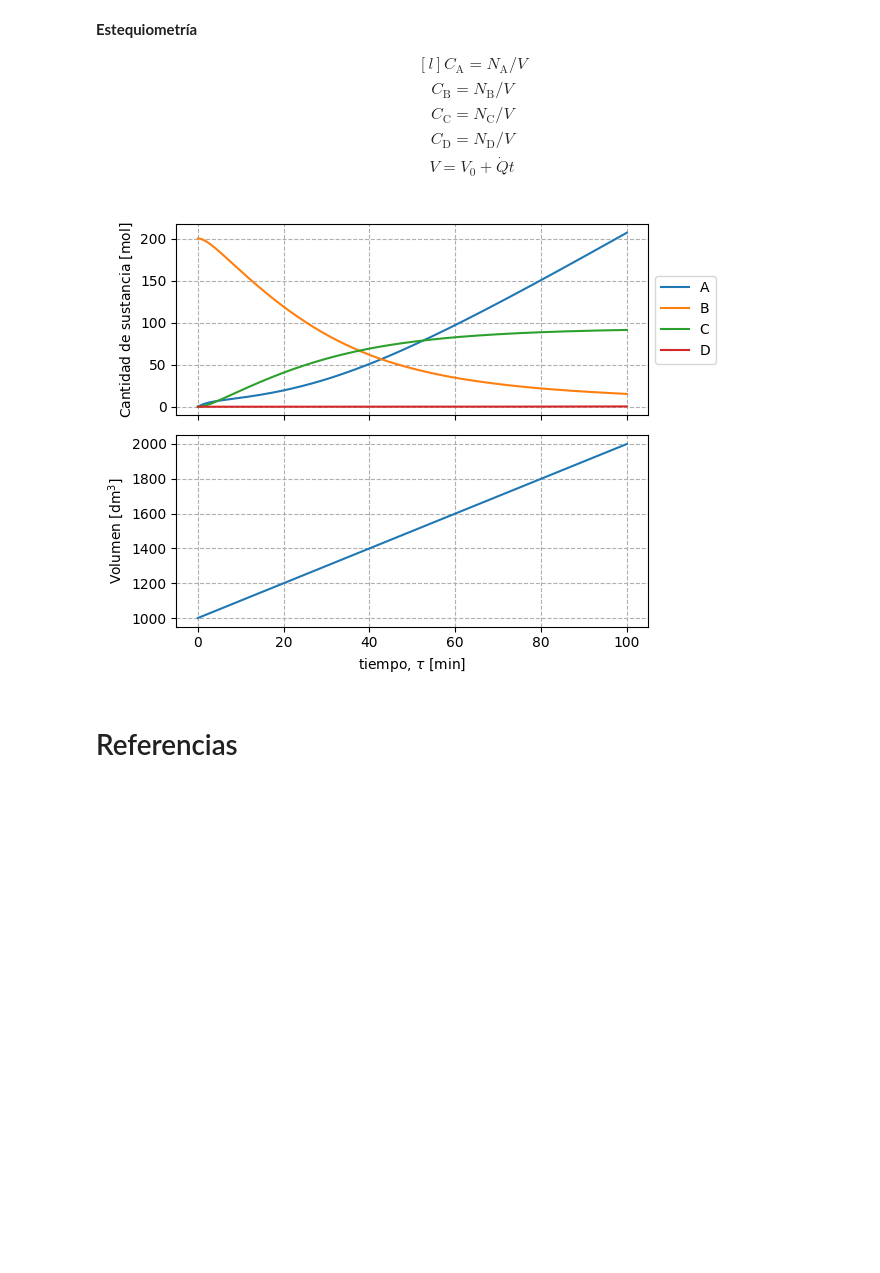
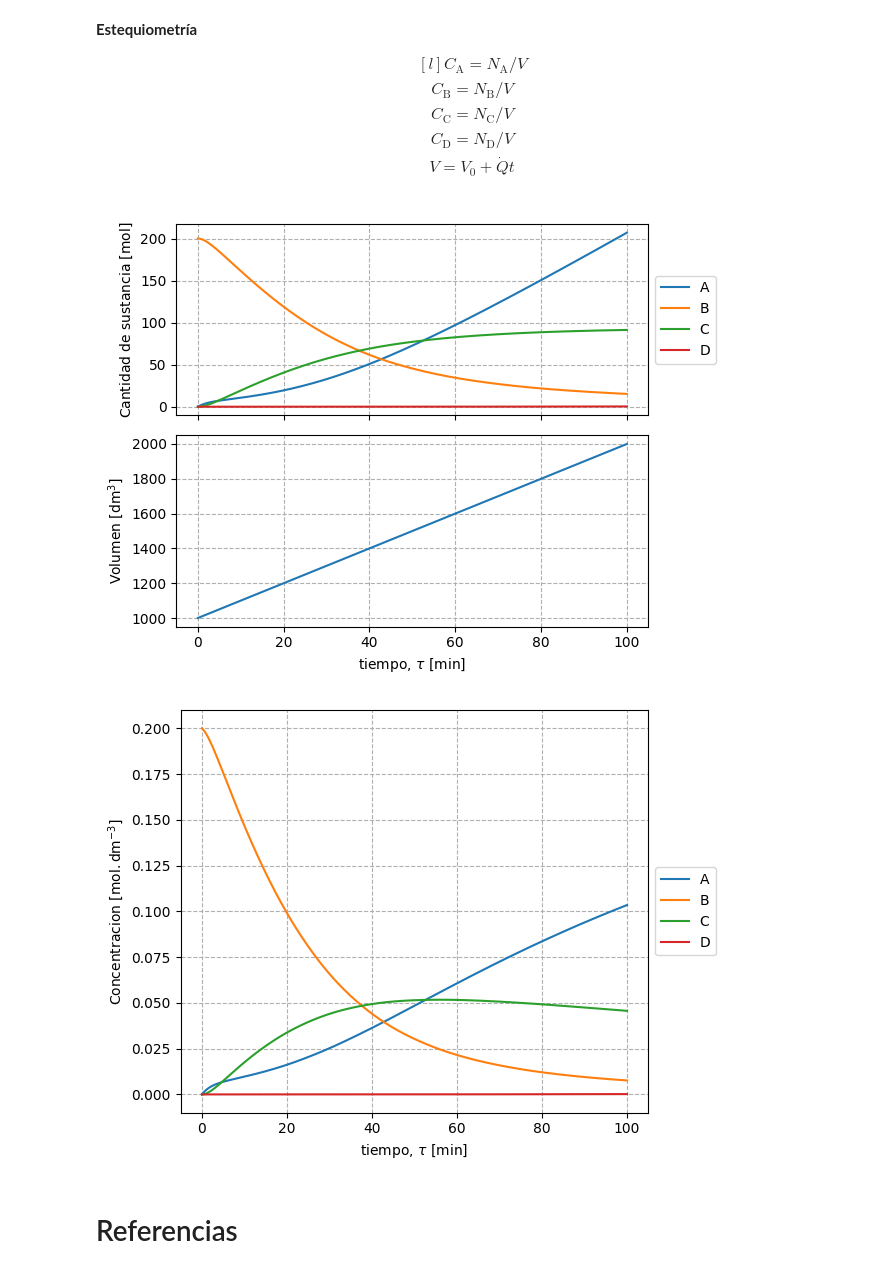
Before and after one commit to eicastroc/Kin_Cinvestav_IngMetalurgica, a Jupyter notebook: 04_reaccionesMultiples/04_reaccionesComplejas.ipynb, the cells around one changed output. Drawn from its saved outputs; the diff is of its cells as text; code cells hidden in the pictures; blank space fills up the shorter version.

```diff
--- a/04_reaccionesMultiples/04_reaccionesComplejas.ipynb
+++ b/04_reaccionesMultiples/04_reaccionesComplejas.ipynb
@@ -386,33 +386,48 @@ semiBatchEnd.direction = -1.0
 # %%
 t_span = (0, 100)
 nt = 500
 t_eval = np.linspace(t_span[0], t_span[1], nt)
 N0 = C0*V0
 solSemiBatch = solve_ivp(
     semiBatch,
     t_span,
     y0=N0,
     args=(V0, Q, F0),
     events=semiBatchEnd,
     t_eval=t_eval
 )
 
 fig, (ax0, ax1) = plt.subplots(nrows=2, sharex=True)
 for specie, y in zip(species, solSemiBatch.y):
     ax0.plot(solSemiBatch.t, y, label=specie)
 ax1.plot(solSemiBatch.t, V0+Q*solSemiBatch.t)
 ax0.legend(loc='center left', bbox_to_anchor=[1.0, 0.5])
 ax0.set_ylabel(r"Cantidad de sustancia [$\mathrm{mol}$]")
 ax1.set_ylabel(r"Volumen [$\mathrm{dm^{3}}$]")
 ax1.set_xlabel(r"tiempo, $\tau$ [$\mathrm{min}$]")
 #ax0.set_ylim(0, 10)
 #ax1.set_ylim(0, 10)
 ax0.grid(ls='--')
 ax1.grid(ls='--')
 fig.tight_layout()
 plt.show()
+
+
+fig, ax = plt.subplots()
+for specie, N in zip(species, solSemiBatch.y):
+    t = solSemiBatch.t
+    V = V0+Q*solSemiBatch.t
+    C = N/V
+    ax.plot(t, C, label=specie)
+ax.legend(loc='center left', bbox_to_anchor=[1.0, 0.5])
+ax.set_ylabel(r"Concentracion [$\mathrm{mol.dm^{-3}}$]")
+ax.set_xlabel(r"tiempo, $\tau$ [$\mathrm{min}$]")
+ax.grid(ls='--')
+fig.tight_layout()
+plt.show()
 # %% [output]
 [figure]
+[figure, added]
 # %% [markdown]
 # Referencias
 # %% [markdown]
```
Also changed, not shown: 3 other files.
